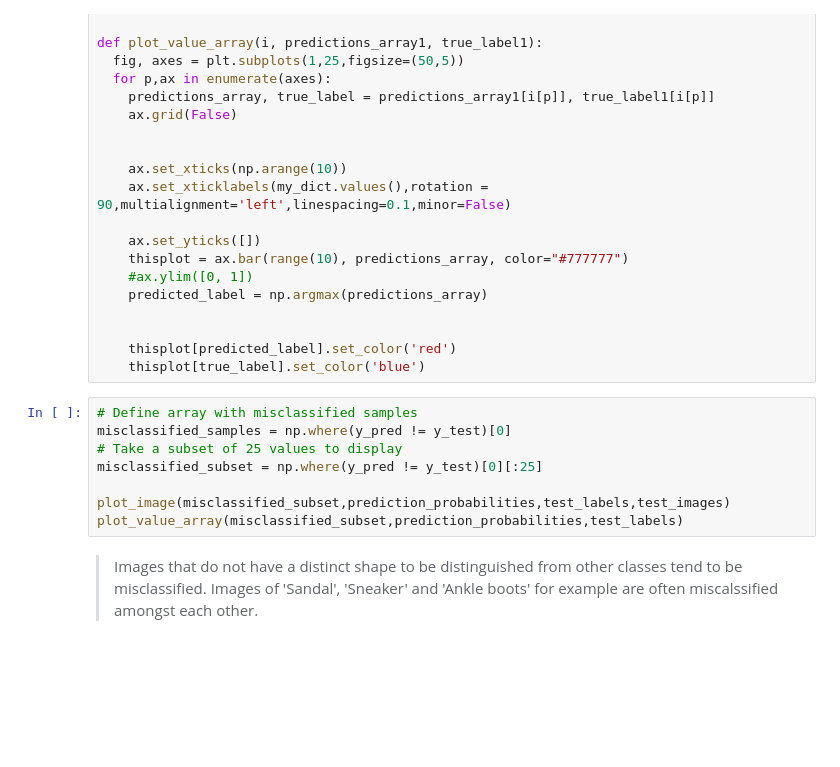
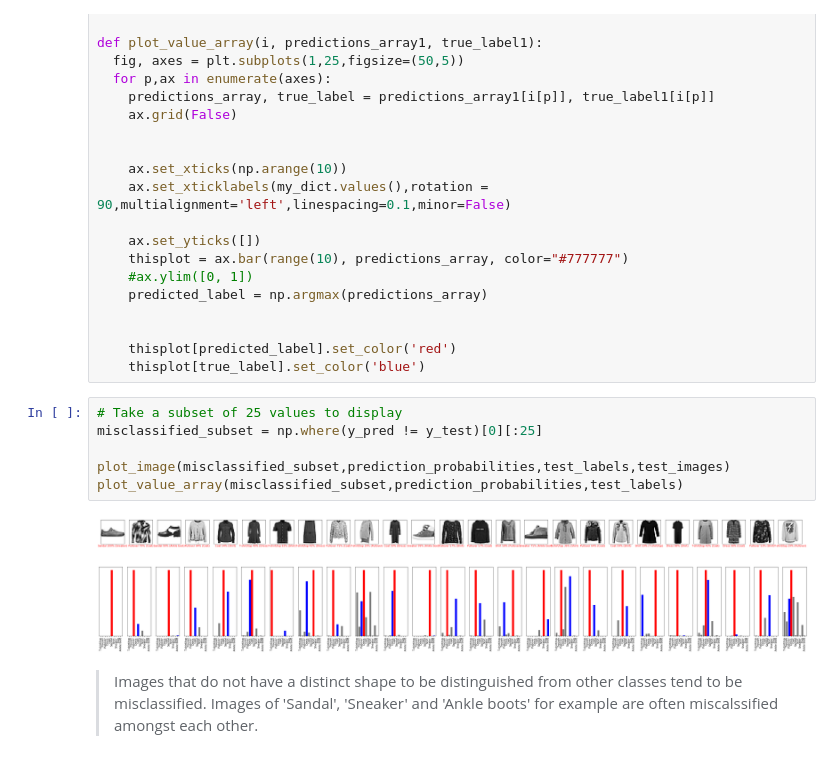
Before and after one commit to SalmanRafiullah/EAI6000, a Jupyter notebook: Week_3_Lab_Fashion_MNIST.ipynb, the cells around one changed output. Saved outputs shown, nothing was run; the diff lists cells and outputs as text; blank space fills up the shorter version.

```diff
--- a/Week_3_Lab_Fashion_MNIST.ipynb
+++ b/Week_3_Lab_Fashion_MNIST.ipynb
@@ -208,13 +294,14 @@ def plot_value_array(i, predictions_array1, true_label1):
     thisplot[predicted_label].set_color('red')
     thisplot[true_label].set_color('blue')
 # %%
-# Define array with misclassified samples
-misclassified_samples = np.where(y_pred != y_test)[0]
 # Take a subset of 25 values to display
 misclassified_subset = np.where(y_pred != y_test)[0][:25]
 
 plot_image(misclassified_subset,prediction_probabilities,test_labels,test_images)
 plot_value_array(misclassified_subset,prediction_probabilities,test_labels)
+# %% [output]
+[figure, added]
+[figure, added]
 # %% [markdown]
 
 
```
Also changed, not shown: parts of 15 cells of this notebook.
